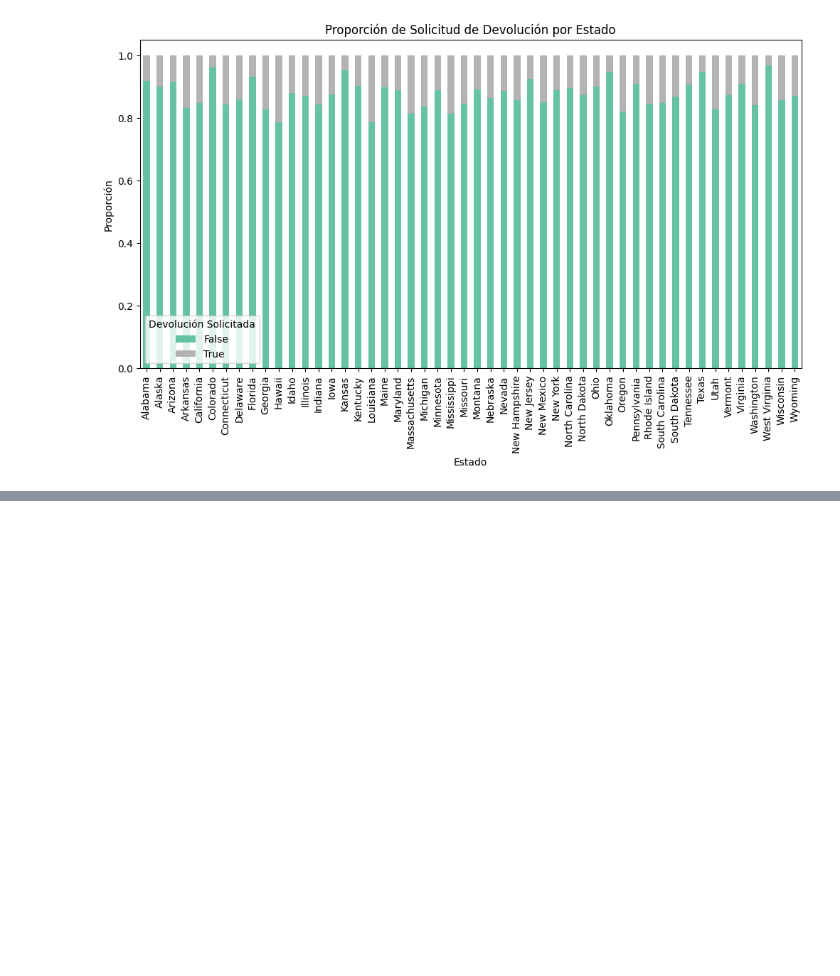
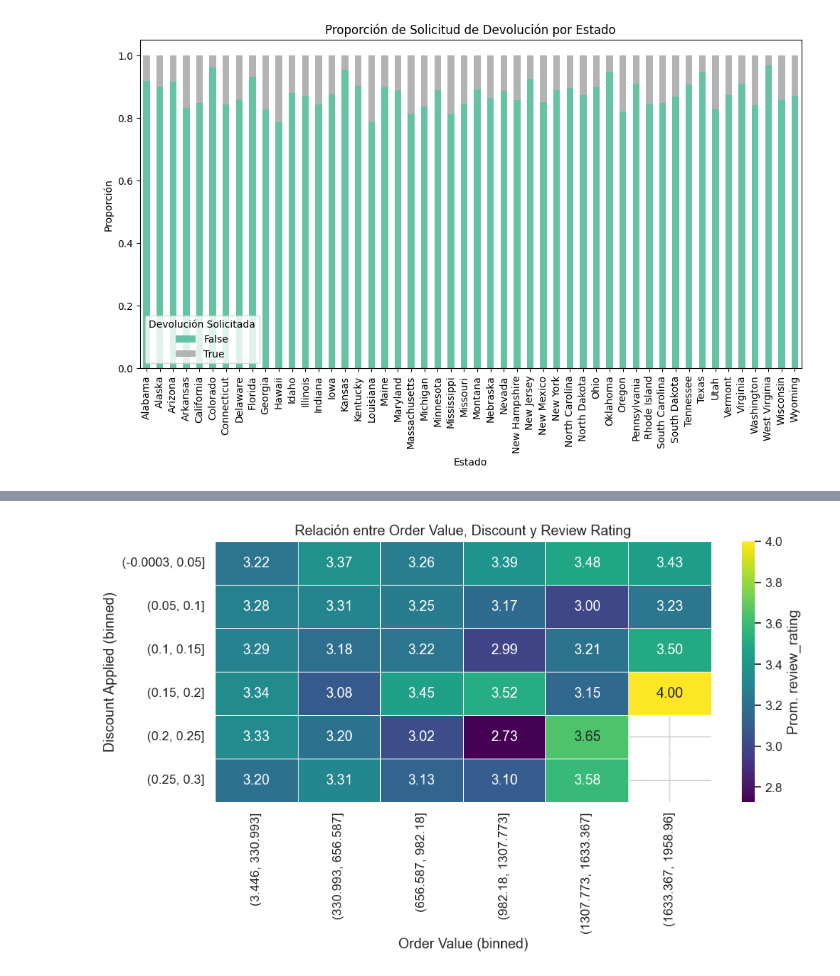
Before and after one commit to rgriveros/data-science-proyecto, a Jupyter notebook: notebooks/ProyectoParteIII_RiverosLobos.ipynb, the cells around one changed output, grey strips where cells are left out. Drawn from its saved outputs; the diff is of its cells as text; code cells hidden in the pictures; blank space fills up the shorter version.

```diff
--- a/notebooks/ProyectoParteIII_RiverosLobos.ipynb
+++ b/notebooks/ProyectoParteIII_RiverosLobos.ipynb
@@ -510,0 +579,23 @@ Wyoming           0.870968  0.129032
+# %%
+# Binning de variables continuas
+df['discount_bin'] = pd.cut(df['discount_applied'], bins=6)
+df['order_value_bin'] = pd.cut(df['order_value'], bins=6)
+
+# Tabla pivote: promedio de review_rating
+pivot = df.pivot_table(
+    index='discount_bin',
+    columns='order_value_bin',
+    values='review_rating',
+    aggfunc='mean'
+)
+
+# Heatmap
+plt.figure(figsize=(10, 6))
+sns.heatmap(pivot, annot=True, cmap='viridis', fmt=".2f", linewidths=.5, cbar_kws={'label': 'Prom. review_rating'})
+plt.title('Relación entre Order Value, Discount y Review Rating')
+plt.xlabel('Order Value (binned)')
+plt.ylabel('Discount Applied (binned)')
+plt.tight_layout()
+plt.show()
+# %% [output]
+[figure, added]
```
Also changed, not shown: parts of 10 cells of this notebook.
